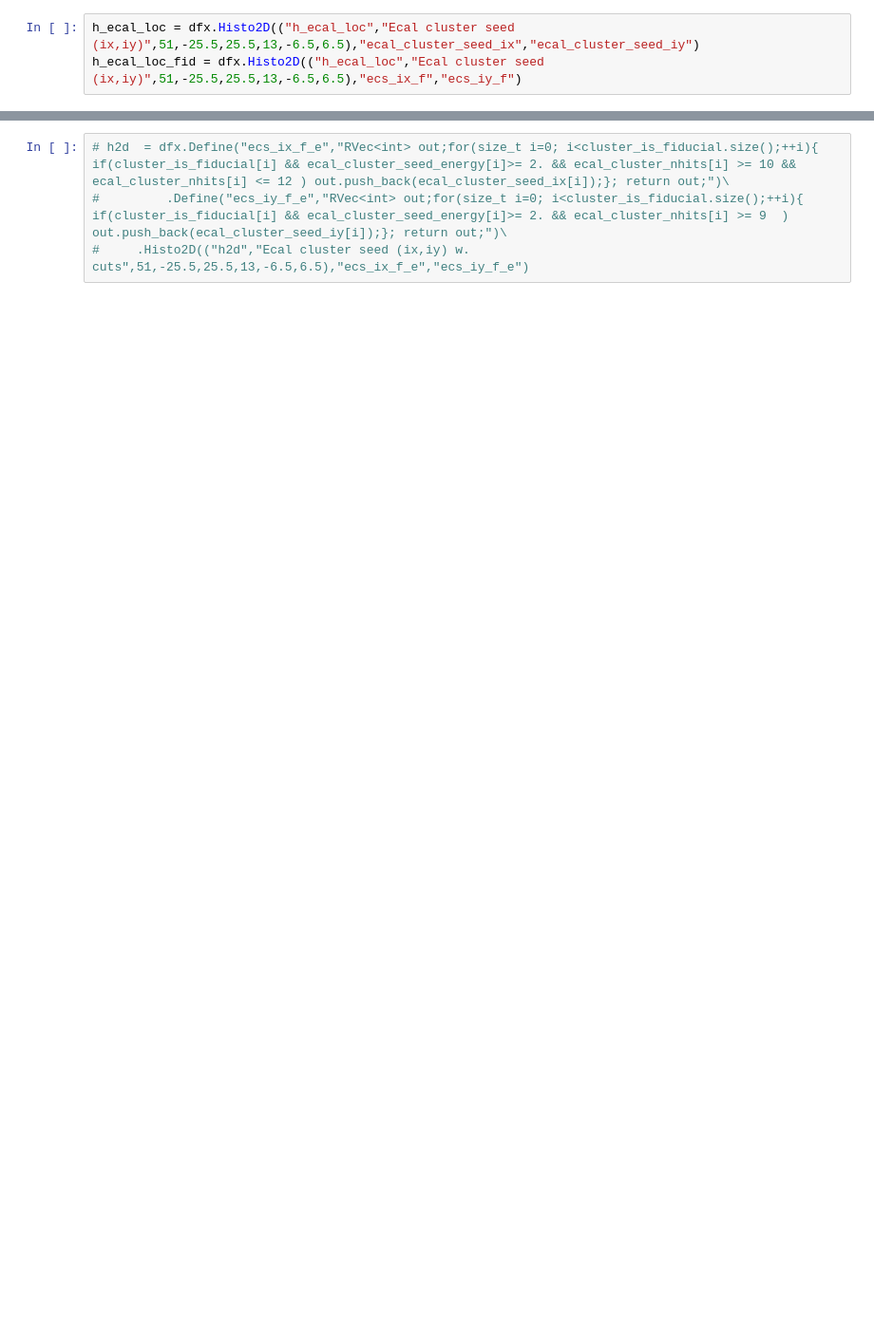
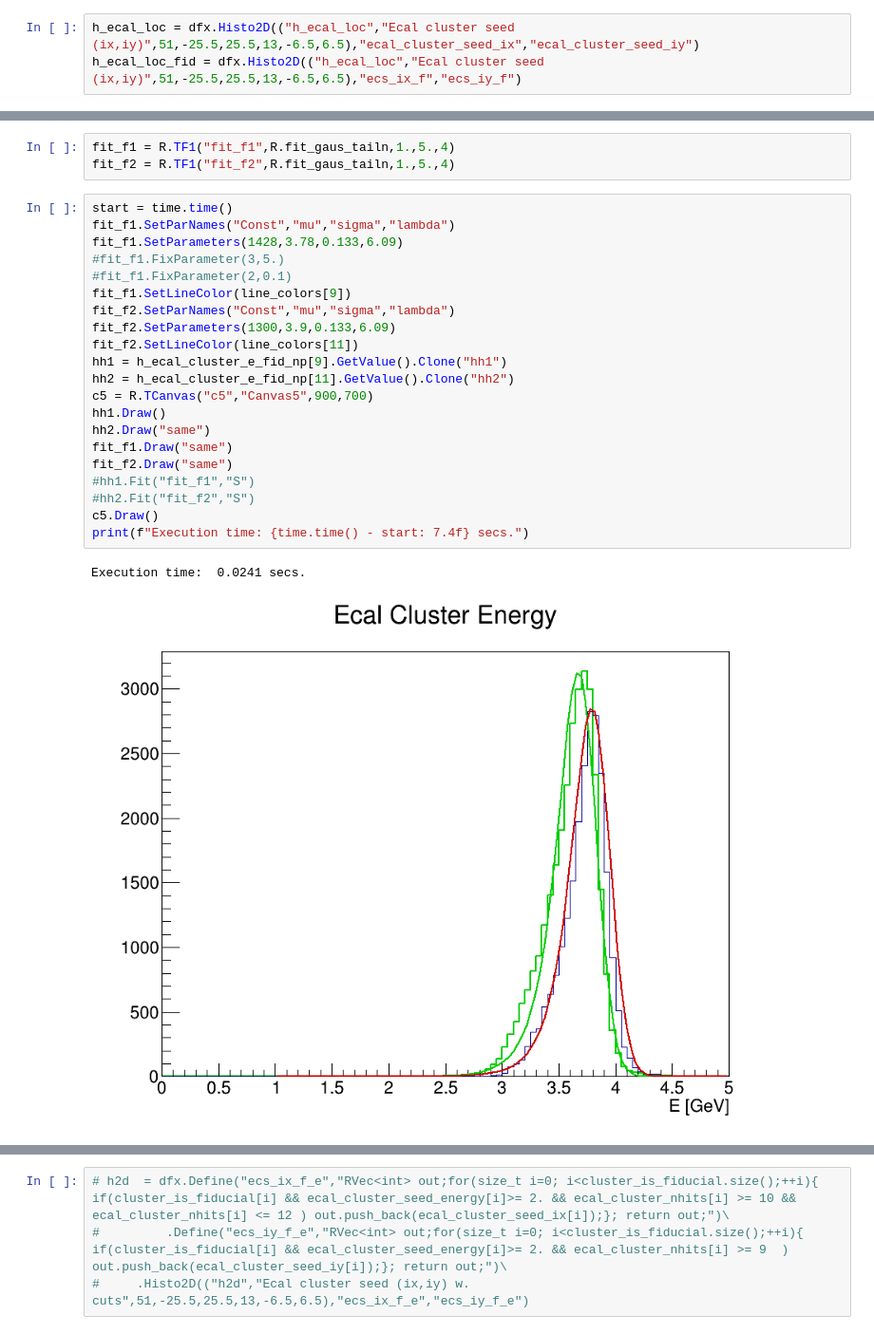
Before and after one commit to mholtrop/Analysis, a Jupyter notebook: PhysRun2021/FEE.ipynb, the cells around one changed output, grey strips where cells are left out. Shown at 95% size. Drawn from its saved outputs; the diff is of its cells as text; blank space fills up the shorter version.

```diff
--- a/PhysRun2021/FEE.ipynb
+++ b/PhysRun2021/FEE.ipynb
@@ -298,0 +428,27 @@ c3.Draw()
+# %%
+fit_f1 = R.TF1("fit_f1",R.fit_gaus_tailn,1.,5.,4)
+fit_f2 = R.TF1("fit_f2",R.fit_gaus_tailn,1.,5.,4)
+# %%
+start = time.time()
+fit_f1.SetParNames("Const","mu","sigma","lambda")
+fit_f1.SetParameters(1428,3.78,0.133,6.09)
+#fit_f1.FixParameter(3,5.)
+#fit_f1.FixParameter(2,0.1)
+fit_f1.SetLineColor(line_colors[9])
+fit_f2.SetParNames("Const","mu","sigma","lambda")
+fit_f2.SetParameters(1300,3.9,0.133,6.09)
+fit_f2.SetLineColor(line_colors[11])
+hh1 = h_ecal_cluster_e_fid_np[9].GetValue().Clone("hh1")
+hh2 = h_ecal_cluster_e_fid_np[11].GetValue().Clone("hh2")
+c5 = R.TCanvas("c5","Canvas5",900,700)
+hh1.Draw()
+hh2.Draw("same")
+fit_f1.Draw("same")
+fit_f2.Draw("same")
+#hh1.Fit("fit_f1","S")
+#hh2.Fit("fit_f2","S")
+c5.Draw()
+print(f"Execution time: {time.time() - start: 7.4f} secs.")
+# %% [output]
+Execution time:  0.0241 secs.
+[figure, added]
```
Also changed, not shown: parts of 25 cells of this notebook, 3 other files.
